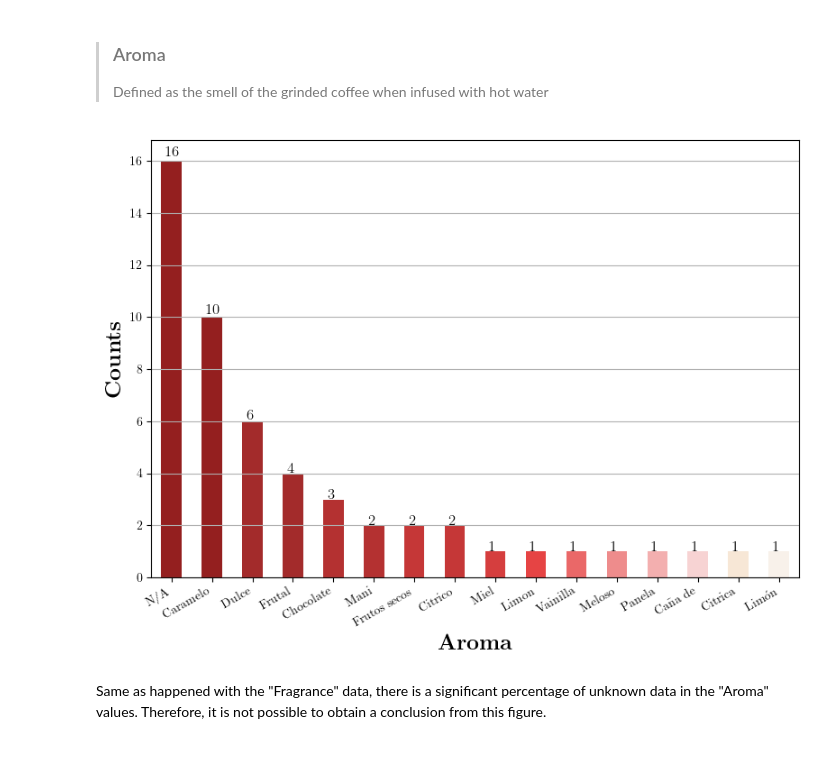
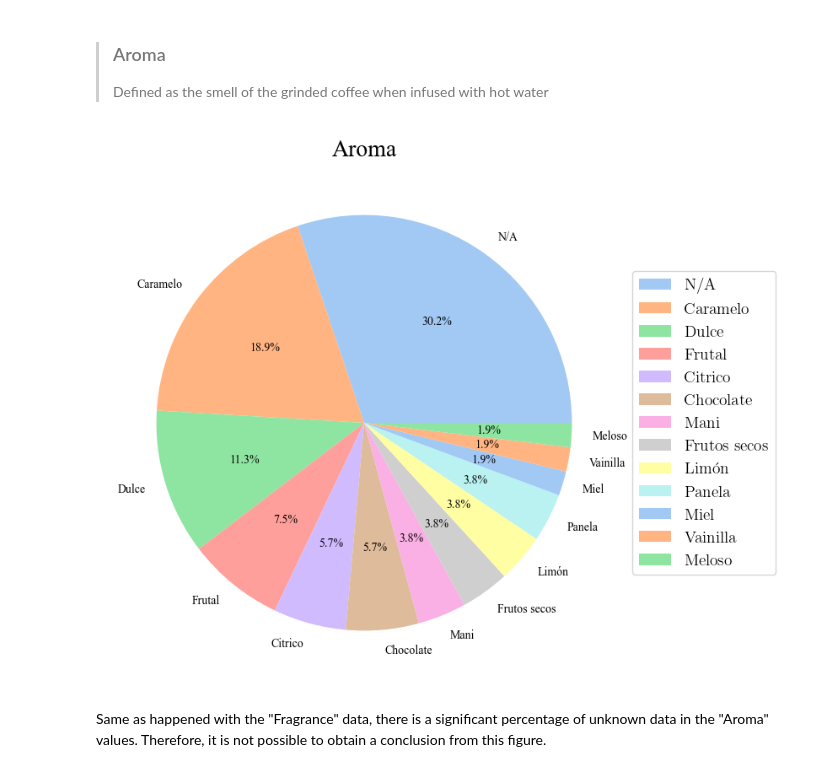
Before and after one commit to SRam3/Coffee_flavors_analyzer, a Jupyter notebook: notebooks/data_analysis.ipynb, the cells around one changed output. Cells and saved outputs as stored; diff of their text form; code cells hidden in the pictures.

Commit message:
pie charts for aroma and flavor

```diff
--- a/notebooks/data_analysis.ipynb
+++ b/notebooks/data_analysis.ipynb
@@ -270,49 +270,34 @@ The above figure shows a distribution of the number of times each fragrance was
 > ### Aroma
 >Defined as the smell of the grinded coffee when infused with hot water
 # %%
-rc("font", **{"family": "serif", "serif": ["Computer Modern Roman"]})
-rc("text", usetex=True)
+with plt.rc_context({"text.usetex": False}):
 
+    coffee_data["Aroma"] = coffee_data["Descripcion"].str.extract(r"Aroma: (\w+.\w+)")
+    coffee_data["Aroma"] = coffee_data["Aroma"].replace("Limon", "Limón")
+    coffee_data["Aroma"] = coffee_data["Aroma"].replace("Citrica", "Citrico")
+    coffee_data["Aroma"] = coffee_data["Aroma"].replace("Caña de", "Panela")
+    aroma = coffee_data["Aroma"].value_counts()
 
-data_path = os.path.join("..", "data", "processed_data", "data_cleaned.json")
-coffee_data = pd.read_json(data_path)
+    fig, ax = plt.subplots(figsize=(8, 8))
+    colors = sns.color_palette("pastel", len(aroma))
+    aroma_names, _, labels = ax.pie(aroma, labels=aroma.index, colors=colors, autopct='%1.1f%%')
+    plt.rcParams.update({
+            'font.family': 'serif',
+            'font.serif': ['Times New Roman'],
+            'text.usetex': True
+            })
 
-coffee_data.drop("ID", axis=1, inplace=True)
+    handles = {}
+    for i, names in enumerate(aroma_names):
+        color = names.get_facecolor()
+        label = aroma.index[i]
+        handles[label] = plt.Rectangle((0,0), 1, 1, fc=color)
 
-coffee_data["Aroma"] = coffee_data["Descripcion"].str.extract(r"Aroma: (\w+.\w+)")
-aroma = coffee_data["Aroma"].value_counts()
-
-
-colors = [
-    "#941F1F",
-    "#941F1F",
-    "#A32B2B",
-    "#A32B2B",
-    "#B43131",
-    "#B43131",
-    "#C53737",
-    "#C53737",
-    "#D53E3E",
-    "#E64444",
-    "#EA6868",
-    "#EE8C8C",
-    "#F3AFAF",
-    "#F7D3D3",
-    "#F7E7D6",
-    "#F8F1EA",
-]
-fig, ax = plt.subplots(figsize=(8, 6))
-aroma.plot(kind="bar", color=colors, ax=ax, legend=False)
-plt.grid(axis="y")
-plt.xticks(rotation=30, ha="right", fontsize=10)
-plt.xlabel(r"\textbf{Aroma}", fontsize=18)
-plt.ylabel(r"\textbf{Counts}", fontsize=18)
-for i, v in enumerate(aroma):
-    ax.text(i - 0.15, v * 1.01, str(v), color="black", fontsize=12)
-plt.tight_layout()
-plt.show()
+    ax.legend(handles.values(), handles.keys(), loc='center left', bbox_to_anchor=(1, 0.5), fontsize=14)
+    ax.set_title("Aroma", size=20)
+    plt.show()
 # %% [output]
-[figure, old version]
+[figure, new version]
 # %% [markdown]
 Same as happened with the "Fragrance" data, there is a significant percentage of unknown data in the "Aroma" values. Therefore, it is not possible to obtain a conclusion from this figure.
 # %% [markdown]
```
Also changed, not shown: parts of 1 cell of this notebook.
